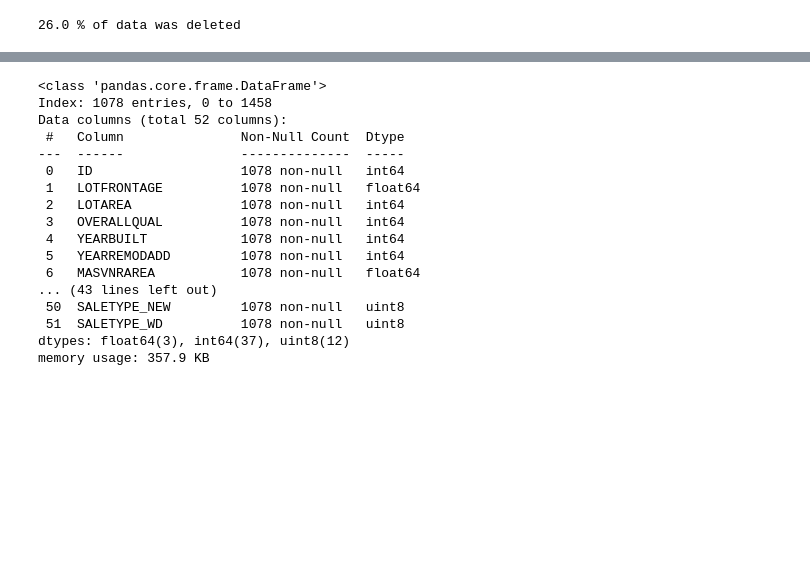
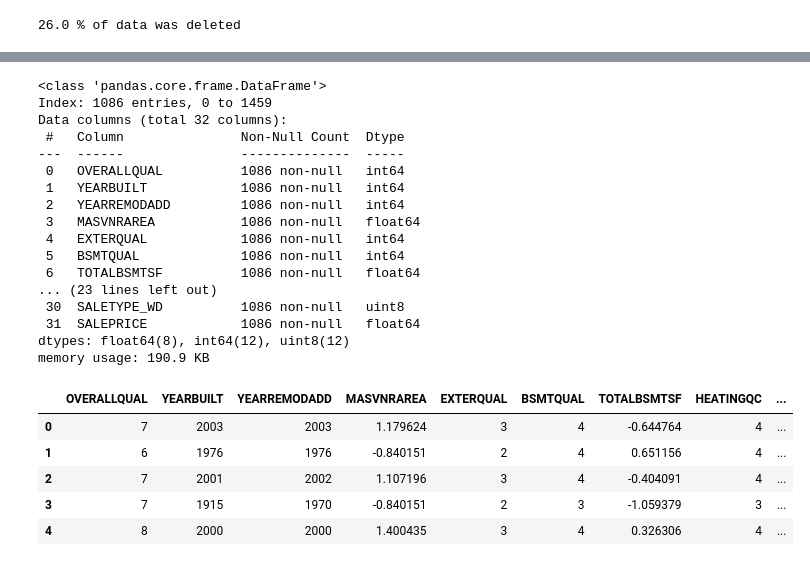
Before and after one commit to lucasamtaylor01/KaggleGettingStarted, a Jupyter notebook: 02_HOUSING_PRICES/02_noteboks/01_cleaning.ipynb, the cells around one changed output, grey strips where cells are left out. Drawn from its saved outputs; the diff is of its cells as text; code cells hidden in the pictures; blank space fills up the shorter version.

```diff
--- a/02_HOUSING_PRICES/02_noteboks/01_cleaning.ipynb
+++ b/02_HOUSING_PRICES/02_noteboks/01_cleaning.ipynb
@@ -182,6 +197,7 @@ columns_quan_cont = [
     'SCREENPORCH',
     'POOLAREA',
     'MISCVAL',
+    'SALEPRICE'
 ]
 
 target = ['SALEPRICE']
@@ -763,7 +784,6 @@ EXTERCOND       0.019142
 Name: SALEPRICE, dtype: float64
 # %%
 columns_to_drop = [
-    'HEATINGQC',
     'BSMTEXPOSURE',
     'BSMTFINTYPE1',
     'LOTSHAPE',
@@ -794,6 +814,9 @@ df_clean_qual_ord['EXTERQUAL'] = df_clean_qual_ord['EXTERQUAL'].map(mapping_qual
 # KITCHENQUAL
 df_clean_qual_ord['KITCHENQUAL'] = df_clean_qual_ord['KITCHENQUAL'].map(mapping_qual)
 
+# HEATINGQC
+df_clean_qual_ord['HEATINGQC'] = df_clean_qual_ord['HEATINGQC'].map(mapping_qual)
+
 # BSMTQUAL
 mapping_bsmt = {
     'NA': 0,
@@ -933,0 +1007,27 @@ df_clean_cont.head()
+# %%
+columns_to_drop = [
+    "LOTAREA",
+    "WOODDECKSF",
+    "2NDFLRSF",
+    "LOTFRONTAGE",
+    "ENCLOSEDPORCH",
+    "BSMTFINSF1",
+    "BSMTUNFSF",
+    "BSMTFINSF2",
+    "SCREENPORCH",
+    "LOWQUALFINSF",
+    "3SSNPORCH",
+    "POOLAREA",
+    "MISCVAL"
+]
+
+
+# FILTERING LIST
+columns_quan_cont = list(
+    (set(columns_quan_cont) - set(columns_to_drop))
+)
+
+columns_quan_cont
+df_clean_quan_cont = df_clean_quan_cont.drop(columns=columns_to_drop, axis=1)
+std = preprocessing.StandardScaler()
+df_clean_quan_cont[columns_quan_cont] = std.fit_transform(df_clean_quan_cont[columns_quan_cont])
@@ -934,20 +1038,35 @@ df_clean_cont.head()
 # %%
-df_clean_cont.info()
+df_clean = df_clean_quan_cont.copy()
+
+df_clean = df_clean.drop(columns=['ID', 'SALEPRICE'], axis=1)
+
+df_clean[target] = df_clean_quan_cont[target]
+
+df_clean.info()
 # %% [output]
 <class 'pandas.core.frame.DataFrame'>
-Index: 1078 entries, 0 to 1458
-Data columns (total 52 columns):
+Index: 1086 entries, 0 to 1459
+Data columns (total 32 columns):
  #   Column               Non-Null Count  Dtype
 ---  ------               --------------  -----
- 0   ID                   1078 non-null   int64
- 1   LOTFRONTAGE          1078 non-null   float64
- 2   LOTAREA              1078 non-null   int64
- 3   OVERALLQUAL          1078 non-null   int64
- 4   YEARBUILT            1078 non-null   int64
- 5   YEARREMODADD         1078 non-null   int64
- 6   MASVNRAREA           1078 non-null   float64
-... (43 lines left out)
- 50  SALETYPE_NEW         1078 non-null   uint8
- 51  SALETYPE_WD          1078 non-null   uint8
-dtypes: float64(3), int64(37), uint8(12)
-memory usage: 357.9 KB
+ 0   OVERALLQUAL          1086 non-null   int64
+ 1   YEARBUILT            1086 non-null   int64
+ 2   YEARREMODADD         1086 non-null   int64
+ 3   MASVNRAREA           1086 non-null   float64
+ 4   EXTERQUAL            1086 non-null   int64
+ 5   BSMTQUAL             1086 non-null   int64
+ 6   TOTALBSMTSF          1086 non-null   float64
+... (23 lines left out)
+ 30  SALETYPE_WD          1086 non-null   uint8
+ 31  SALEPRICE            1086 non-null   float64
+dtypes: float64(8), int64(12), uint8(12)
+memory usage: 190.9 KB
+# %%
+df_clean.head()
+# %% [output]
+|  | OVERALLQUAL | YEARBUILT | YEARREMODADD | MASVNRAREA | EXTERQUAL | BSMTQUAL | TOTALBSMTSF | HEATINGQC | ... |
+| 0 | 7 | 2003 | 2003 | 1.179624 | 3 | 4 | -0.644764 | 4 | ... |
+| 1 | 6 | 1976 | 1976 | -0.840151 | 2 | 4 | 0.651156 | 4 | ... |
+| 2 | 7 | 2001 | 2002 | 1.107196 | 3 | 4 | -0.404091 | 4 | ... |
+| 3 | 7 | 1915 | 1970 | -0.840151 | 2 | 3 | -1.059379 | 3 | ... |
+| 4 | 8 | 2000 | 2000 | 1.400435 | 3 | 4 | 0.326306 | 4 | ... |
```
Also changed, not shown: parts of 23 cells of this notebook, 2 other files.
